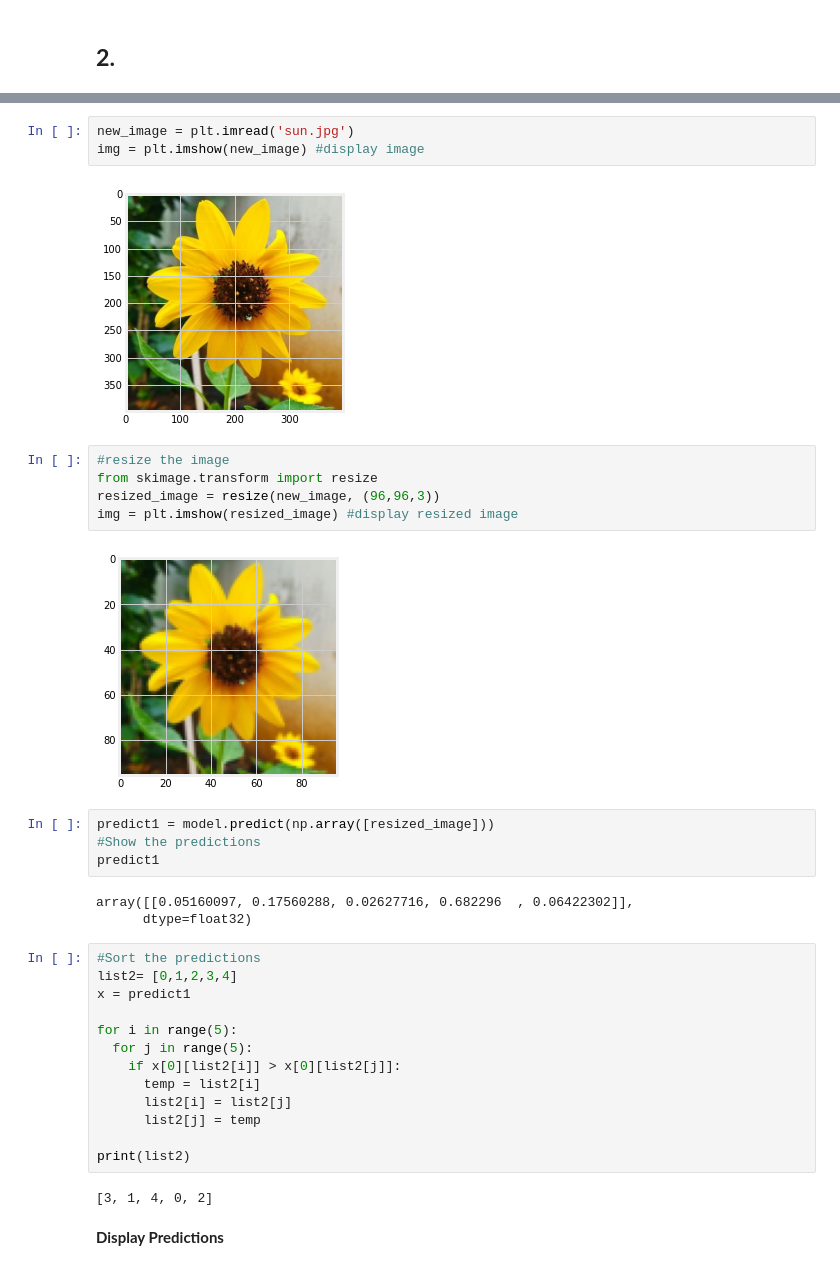
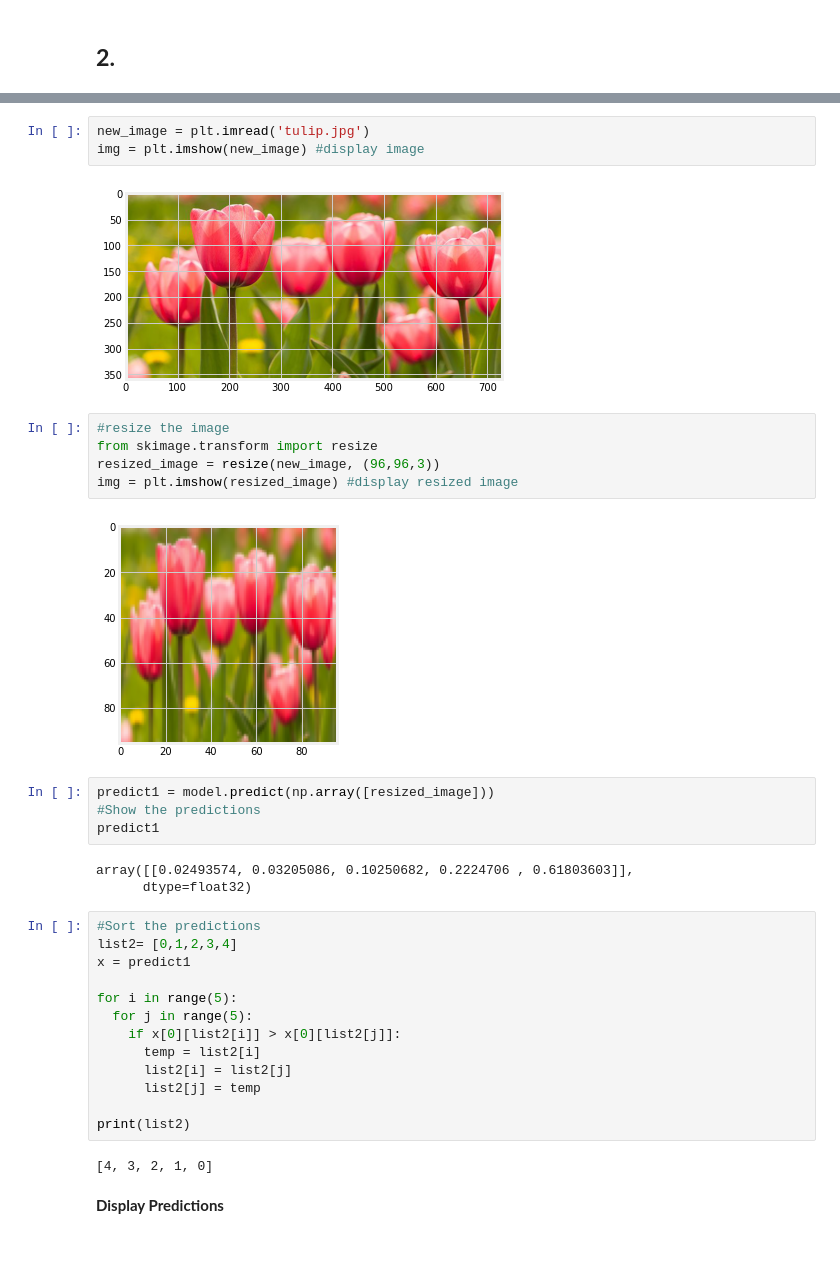
Before and after one commit to soumyavemuri/ML, a Jupyter notebook: FlowerRecognition/FlowerRecognition.ipynb, the cells around one changed output, grey strips where cells are left out. Drawn from its saved outputs; the diff is of its cells as text.

```diff
--- a/FlowerRecognition/FlowerRecognition.ipynb
+++ b/FlowerRecognition/FlowerRecognition.ipynb
@@ -234,21 +235,21 @@ uploaded = files.upload()
 # %%
-new_image = plt.imread('sun.jpg')
+new_image = plt.imread('tulip.jpg')
 img = plt.imshow(new_image) #display image
 # %% [output]
-[figure, old version]
+[figure, new version]
 # %%
 #resize the image
 from skimage.transform import resize
 resized_image = resize(new_image, (96,96,3))
 img = plt.imshow(resized_image) #display resized image
 # %% [output]
-[figure, old version]
+[figure, new version]
 # %%
 predict1 = model.predict(np.array([resized_image]))
 #Show the predictions
 predict1
 # %% [output]
-array([[0.05160097, 0.17560288, 0.02627716, 0.682296  , 0.06422302]],
+array([[0.02493574, 0.03205086, 0.10250682, 0.2224706 , 0.61803603]],
       dtype=float32)
 # %%
 #Sort the predictions
@@ -264,7 +265,7 @@ for i in range(5):
 
 print(list2)
 # %% [output]
-[3, 1, 4, 0, 2]
+[4, 3, 2, 1, 0]
 # %% [markdown]
 **Display Predictions**
 # %%
```
Also changed, not shown: parts of 2 cells of this notebook.
